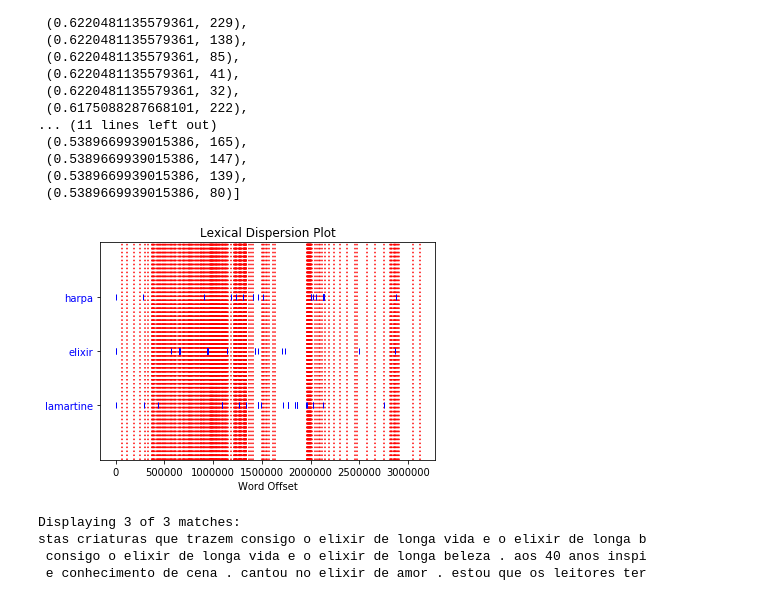
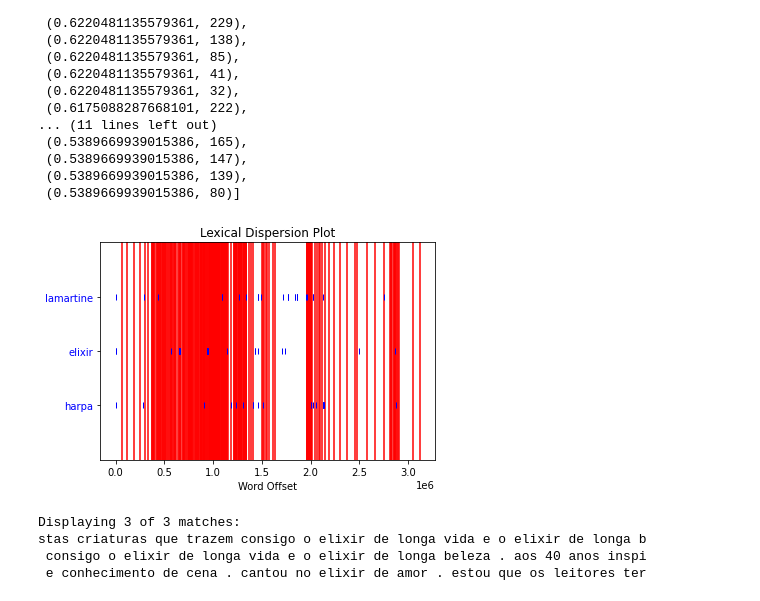
Before and after one commit to fccoelho/curso-IRI, a Jupyter notebook: Prática 2.ipynb, the cells around one changed output. Saved outputs shown, nothing was run; the diff lists cells and outputs as text; code cells hidden in the pictures.

```diff
--- a/Prática 2.ipynb
+++ b/Prática 2.ipynb
@@ -7,8 +7,10 @@ from nltk.corpus import machado
 from nltk.tokenize import WordPunctTokenizer
 from nltk.corpus import stopwords
 import string
-
+import numpy as np
 from collections import defaultdict
 from nltk.stem.snowball import PortugueseStemmer
 import nltk
-%pylab inline
+from matplotlib import pyplot as plt
+plt.rcParams['figure.figsize']= (10,10)
+%matplotlib inline
@@ -113,10 +113,10 @@ resposta
  (0.5389669939015386, 139),
  (0.5389669939015386, 80)]
 # %%
-vlines(x=np.cumsum([len(t) for t in tok_textos]),ymin=-1,ymax=40, colors='r', linestyles=':', hold=True);
+plt.vlines(x=np.cumsum([len(t) for t in tok_textos]),ymin=-1,ymax=40, colors='r', linestyles='-');
 T.dispersion_plot(qt)
 # %% [output]
-[figure, old version]
+[figure, new version]
 # %%
 t185 = nltk.Text(WordPunctTokenizer().tokenize(textos[185].lower()))
 t185.concordance('elixir')
```
Also changed, not shown: parts of 14 cells of this notebook, 1 other file.
